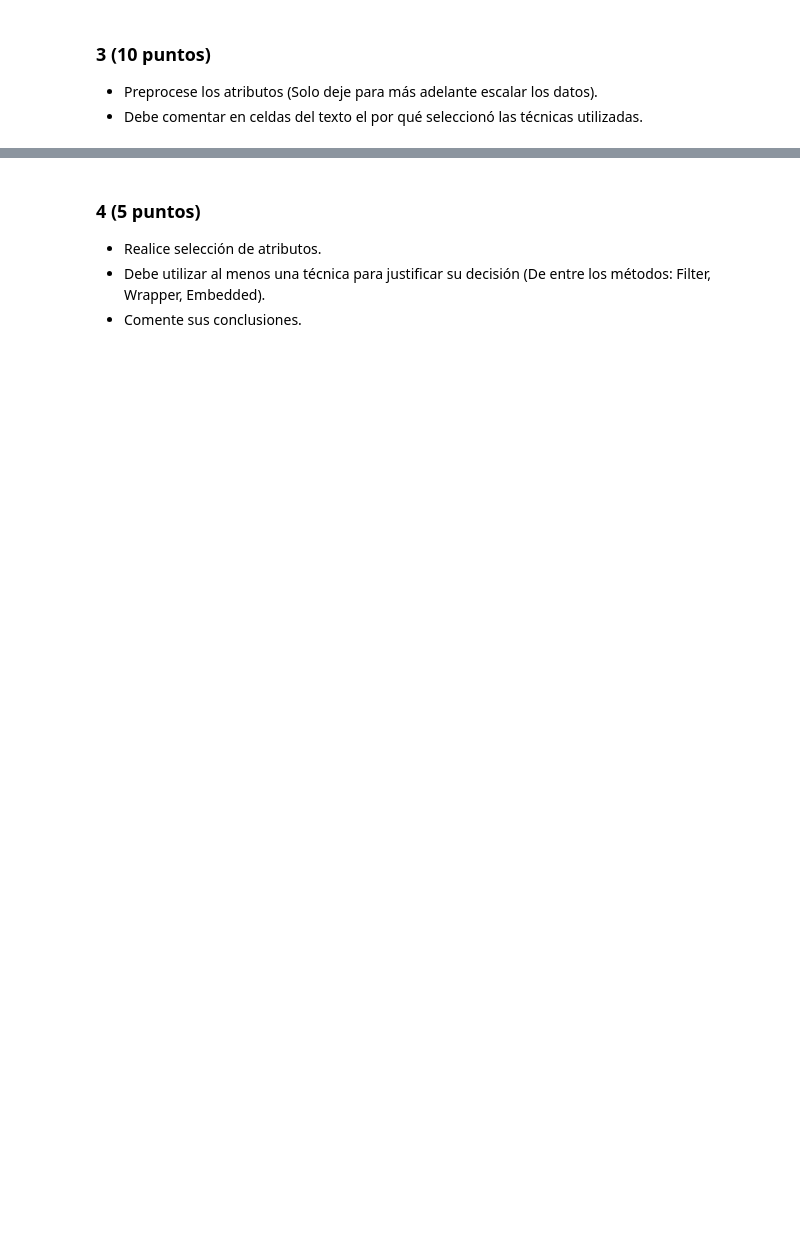
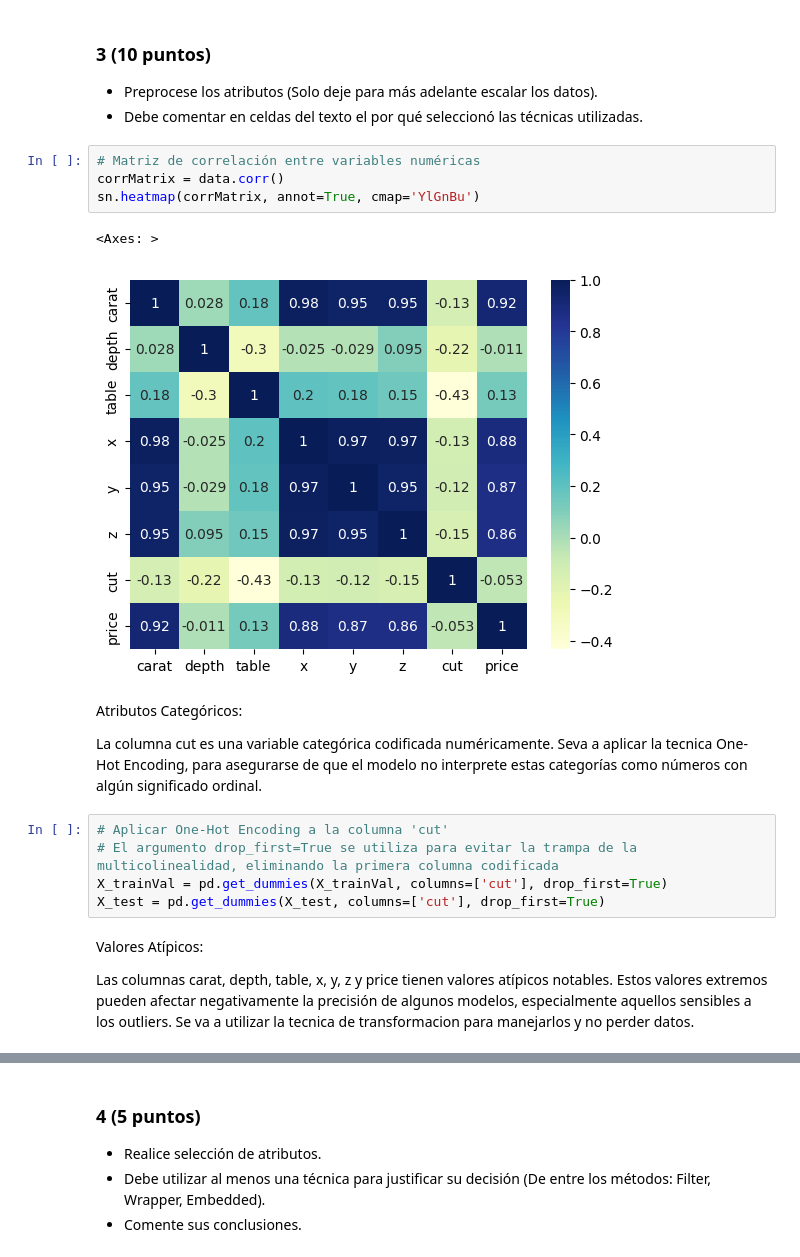
Before and after one commit to JeanPaulRF/Trabajos-IA, a Jupyter notebook: TP-2/2023-2-Trabajo_Practico_2.ipynb, the cells around one changed output, grey strips where cells are left out. Drawn from its saved outputs; the diff is of its cells as text; blank space fills up the shorter version.

```diff
--- a/TP-2/2023-2-Trabajo_Practico_2.ipynb
+++ b/TP-2/2023-2-Trabajo_Practico_2.ipynb
@@ -45,3 +172,23 @@ Considere:
 ### 3  (10 puntos)
 - Preprocese los atributos (Solo deje para más adelante escalar los datos).
 - Debe comentar en celdas del texto el por qué seleccionó las técnicas utilizadas.
+# %%
+# Matriz de correlación entre variables numéricas
+corrMatrix = data.corr()
+sn.heatmap(corrMatrix, annot=True, cmap='YlGnBu')
+# %% [output]
+<Axes: >
+[figure, added]
+# %% [markdown]
+Atributos Categóricos:
+
+La columna cut es una variable categórica codificada numéricamente. Seva a aplicar la tecnica One-Hot Encoding, para asegurarse de que el modelo no interprete estas categorías como números con algún significado ordinal.
+# %%
+# Aplicar One-Hot Encoding a la columna 'cut'
+# El argumento drop_first=True se utiliza para evitar la trampa de la multicolinealidad, eliminando la primera columna codificada
+X_trainVal = pd.get_dummies(X_trainVal, columns=['cut'], drop_first=True)
+X_test = pd.get_dummies(X_test, columns=['cut'], drop_first=True)
+# %% [markdown]
+Valores Atípicos:
+
+Las columnas carat, depth, table, x, y, z y price tienen valores atípicos notables. Estos valores extremos pueden afectar negativamente la precisión de algunos modelos, especialmente aquellos sensibles a los outliers. Se va a utilizar la tecnica de transformacion para manejarlos y no perder datos.
```
Also changed, not shown: parts of 9 cells of this notebook, 1 other file.
